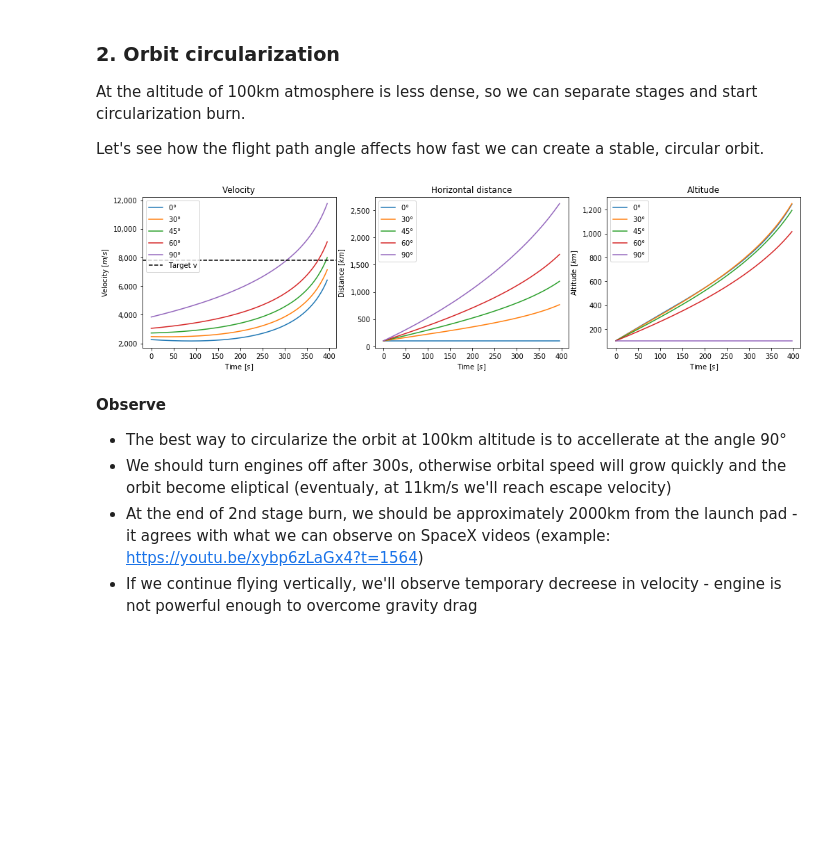
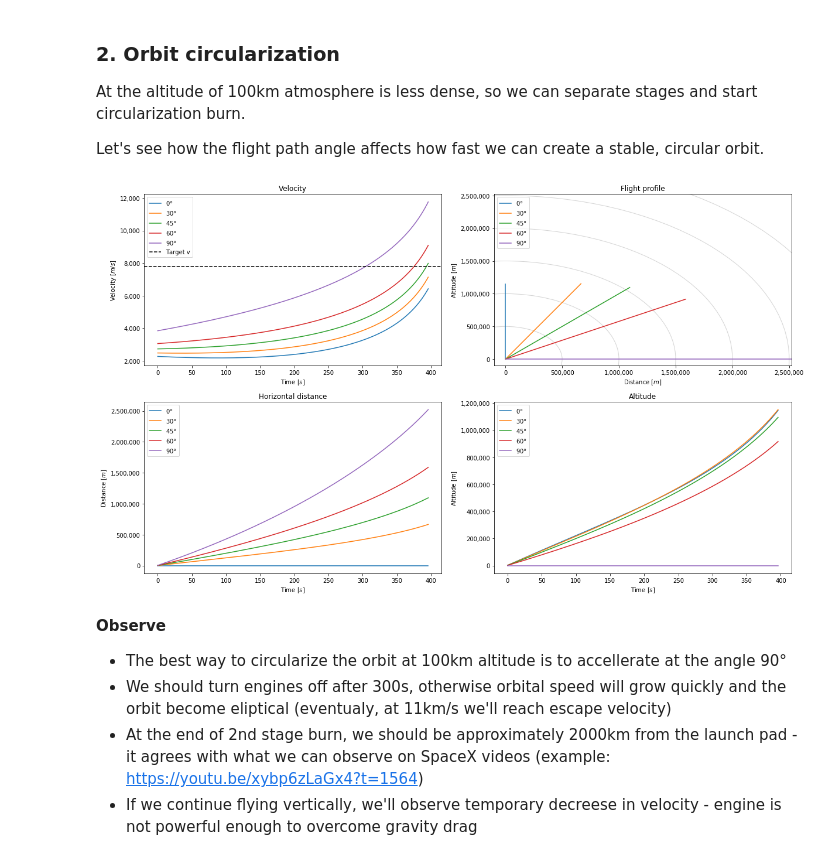
Before and after one commit to uhho/rocket_science, a Jupyter notebook: velocity_and_distance.ipynb, the cells around one changed output. Drawn from its saved outputs; the diff is of its cells as text; code cells hidden in the pictures; blank space fills up the shorter version.

```diff
--- a/velocity_and_distance.ipynb
+++ b/velocity_and_distance.ipynb
@@ -99,7 +99,7 @@ theta = np.vstack(degrees * np.pi / 180)
 # velocity
 v_1st_stage = velocity_at_t(G_0, specs['stages'][0]['isp'], wet_mass_1st_stage, mass_t_1st_stage, t_1st_stage, theta)
 # flight path distance
-d_1st_stage = v_1st_stage.cumsum(axis=1) / 1000
+d_1st_stage = v_1st_stage.cumsum(axis=1)
 # vertial distance (altitude)
 d_v_1st_stage = np.cos(theta) * d_1st_stage
 # horizontal distance
@@ -161,47 +184,65 @@ theta = np.vstack(degrees * np.pi / 180)
 # velocity
 v_2nd_stage = np.vstack(v_1st_stage[:, -1]) + velocity_at_t(G_100, specs['stages'][1]['isp'], wet_mass_2nd_stage, mass_t_2nd_stage, t_2nd_stage, theta)
 # flight path distance
-d_2nd_stage = (v_2nd_stage.cumsum(axis=1) / 1000)
-
-# let's assume we're at the altitude of 100km, 100km from launch pad
+d_2nd_stage = (v_2nd_stage.cumsum(axis=1))
 
 # vertial distance (altitude)
-d_v_2nd_stage = 100 + (np.cos(theta) * d_2nd_stage)
+d_v_2nd_stage = (np.cos(theta) * d_2nd_stage)
 # horizontal distance
-d_h_2nd_stage = 100 + (np.sin(theta) * d_2nd_stage)
+d_h_2nd_stage = (np.sin(theta) * d_2nd_stage)
 # %%
-fig, ax = plt.subplots(1, 3, figsize=(17, 4))
+fig, ax = plt.subplots(2, 2, figsize=(17, 10))
 
 formatter = matplotlib.ticker.FuncFormatter(lambda x, p: '{:,}'.format(int(x)))
 
+max_dist = 0
+
 for i, degree in enumerate(degrees):
     label = '${:}°$'.format(degree)
-    ax[0].plot(t_2nd_stage, v_2nd_stage[i], label=label)
-    ax[1].plot(t_2nd_stage, d_h_2nd_stage[i], label=label)
-    ax[2].plot(t_2nd_stage, d_v_2nd_stage[i], label=label)
+    ax[0][0].plot(t_2nd_stage, v_2nd_stage[i], label=label)
+    ax[0][1].plot(d_h_2nd_stage[i], d_v_2nd_stage[i], label=label)
+    ax[1][0].plot(t_2nd_stage, d_h_2nd_stage[i], label=label)
+    ax[1][1].plot(t_2nd_stage, d_v_2nd_stage[i], label=label)
 
-ax[0].get_yaxis().set_major_formatter(formatter)
-ax[0].axhline(target_v, color='k', linestyle='--', label='Target v')
-ax[0].set_title('Velocity')
-ax[0].set_xlabel('Time [$s$]')
-ax[0].set_ylabel('Velocity [$m/s$]')
-ax[0].legend(loc='upper left')
+    max_dist = max(max_dist, max(d_h_2nd_stage[i][-1], d_v_2nd_stage[i][-1]))
 
-ax[1].get_yaxis().set_major_formatter(formatter)
-ax[1].set_title('Horizontal distance')
-ax[1].set_xlabel('Time [$s$]')
-ax[1].set_ylabel('Distance [$km$]')
-ax[1].legend(loc='upper left')
+ax[0][0].get_yaxis().set_major_formatter(formatter)
+ax[0][0].axhline(target_v, color='k', linestyle='--', label='Target v')
+ax[0][0].set_title('Velocity')
+ax[0][0].set_xlabel('Time [$s$]')
+ax[0][0].set_ylabel('Velocity [$m/s$]')
+ax[0][0].legend(loc='upper left')
 
-ax[2].get_yaxis().set_major_formatter(formatter)
-ax[2].set_title('Altitude')
-ax[2].set_xlabel('Time [$s$]')
-ax[2].set_ylabel('Altitude [$km$]')
-ax[2].legend(loc='upper left')
+# add distance arcs
+for r in range(0, 3500000, 500000):
+    p = matplotlib.patches.Circle((0, 0), r, color='#aaaaaa', alpha=0.5, fill=False)
+    ax[0][1].add_patch(p)
 
+ax[0][1].get_xaxis().set_major_formatter(formatter)
+ax[0][1].get_yaxis().set_major_formatter(formatter)
+ax[0][1].set_xlim(-100000, max_dist)
+ax[0][1].set_ylim(-100000, max_dist)
+ax[0][1].set_title('Flight profile')
+ax[0][1].set_xlabel('Distance [$m$]')
+ax[0][1].set_ylabel('Altitude [$m$]')
+ax[0][1].legend(loc='upper left')
+
+ax[1][0].get_yaxis().set_major_formatter(formatter)
+ax[1][0].set_title('Horizontal distance')
+ax[1][0].set_xlabel('Time [$s$]')
+ax[1][0].set_ylabel('Distance [$m$]')
+ax[1][0].legend(loc='upper left')
+
+ax[1][1].get_yaxis().set_major_formatter(formatter)
+ax[1][1].set_title('Altitude')
+ax[1][1].set_xlabel('Time [$s$]')
+ax[1][1].set_ylabel('Altitude [$m$]')
+ax[1][1].legend(loc='upper left')
+
+plt.tight_layout()
 plt.show();
 # %% [output]
-[figure, old version]
+[figure, new version]
 # %% [markdown]
 **Observe**
 
```
Also changed, not shown: parts of 4 cells of this notebook.
